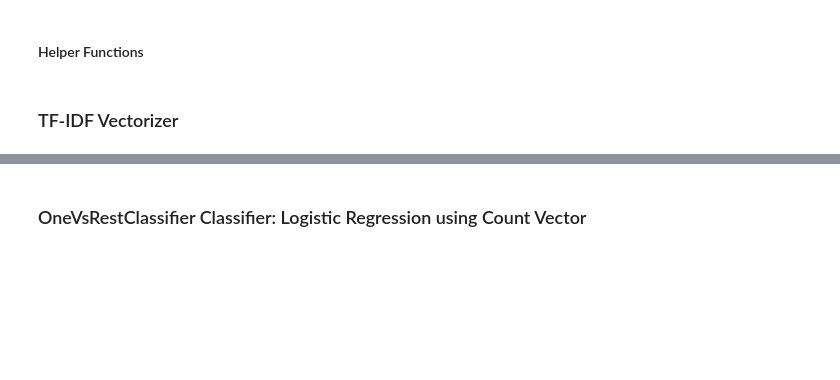
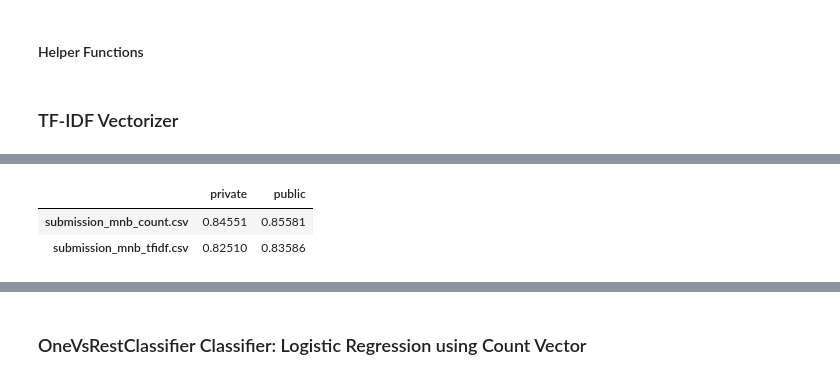
Before and after one commit to francheska-vicente/stintsy-project, a Jupyter notebook: ToxicComment_S13_Group8_Supplementary.ipynb, the cells around one changed output, grey strips where cells are left out. Cells and saved outputs as stored; diff of their text form; code cells hidden in the pictures; blank space fills up the shorter version.

```diff
--- a/ToxicComment_S13_Group8_Supplementary.ipynb
+++ b/ToxicComment_S13_Group8_Supplementary.ipynb
@@ -321,0 +185,9 @@ pd.DataFrame(
+# %%
+pd.DataFrame(
+    data={'private': [0.84551, 0.82510], 'public': [0.85581, 0.83586]},
+    index=['submission_mnb_count.csv', 'submission_mnb_tfidf.csv']
+)
+# %% [output]
+|  | private | public |
+| submission_mnb_count.csv | 0.84551 | 0.85581 |
+| submission_mnb_tfidf.csv | 0.82510 | 0.83586 |
```
Also changed, not shown: parts of 40 cells of this notebook.
